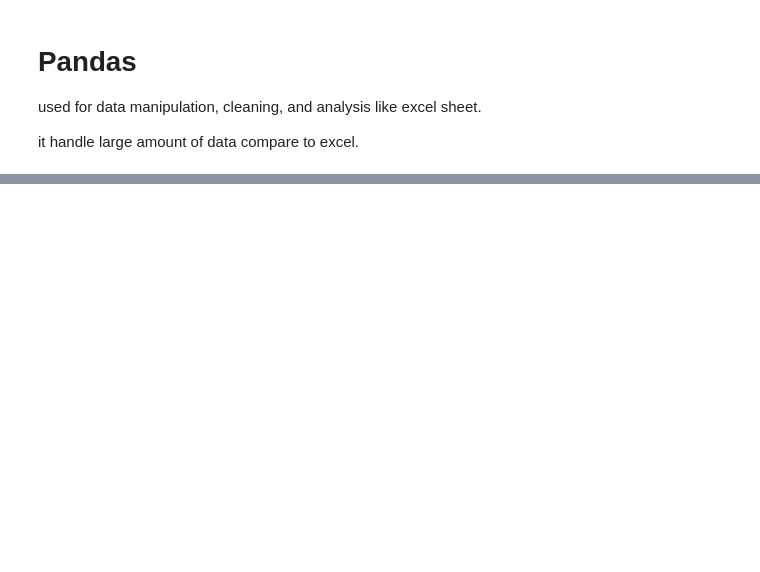
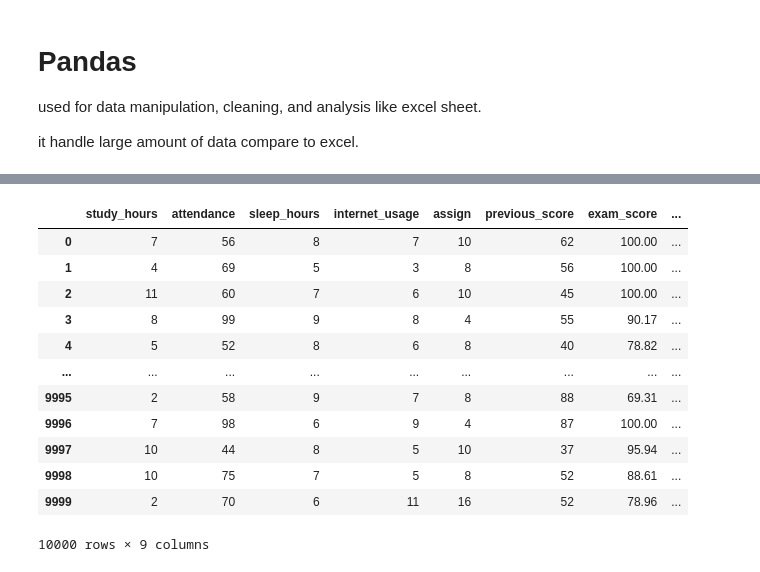
Before and after one commit to anamikaYadav7376/python-, a Jupyter notebook: Day_05.ipynb, the cells around one changed output, grey strips where cells are left out. Saved outputs shown, nothing was run; the diff lists cells and outputs as text; code cells hidden in the pictures; blank space fills up the shorter version.

```diff
--- a/Day_05.ipynb
+++ b/Day_05.ipynb
@@ -39,0 +72,22 @@ print(file_read.head(9))  # can put value (how many line we want to print)
+# %%
+df = pd.read_csv('student_data.csv')
+
+# print first 5 values
+df.head(5)
+
+# print last 3 values
+# df.tail(3)
+
+#
+# df.shape
+
+# metaData = data about data
+
+# df.info()
+
+#
+# df.describe()
+
+# q1 = 25% = first quatile
+# q2 = 50% = second quatile
+# q3 = 75% = third quatile
@@ -39,0 +185,6 @@ print(file_read.head(9))  # can put value (how many line we want to print)
+# %%
+# to add new data frame
+
+df["age"]=20
+
+df
@@ -39,0 +205,28 @@ print(file_read.head(9))  # can put value (how many line we want to print)
+# %%
+# rename a columns
+# it will return new data so we have to store it somewhere
+
+# df = df.rename(columns={'assignments_completed' : "assign"})
+
+# df
+
+
+# to replace inplace (do not want new variable)
+
+df.rename(columns={'assignments_completed' : "assign"},inplace=True)
+
+df
+# %% [output]
+|  | study_hours | attendance | sleep_hours | internet_usage | assign | previous_score | exam_score | ... |
+| 0 | 7 | 56 | 8 | 7 | 10 | 62 | 100.00 | ... |
+| 1 | 4 | 69 | 5 | 3 | 8 | 56 | 100.00 | ... |
+| 2 | 11 | 60 | 7 | 6 | 10 | 45 | 100.00 | ... |
+| 3 | 8 | 99 | 9 | 8 | 4 | 55 | 90.17 | ... |
+| 4 | 5 | 52 | 8 | 6 | 8 | 40 | 78.82 | ... |
+| ... | ... | ... | ... | ... | ... | ... | ... | ... |
+| 9995 | 2 | 58 | 9 | 7 | 8 | 88 | 69.31 | ... |
+| 9996 | 7 | 98 | 6 | 9 | 4 | 87 | 100.00 | ... |
+| 9997 | 10 | 44 | 8 | 5 | 10 | 37 | 95.94 | ... |
+| 9998 | 10 | 75 | 7 | 5 | 8 | 52 | 88.61 | ... |
+| 9999 | 2 | 70 | 6 | 11 | 16 | 52 | 78.96 | ... |
+10000 rows × 9 columns
```
Also changed, not shown: parts of 14 cells of this notebook.
